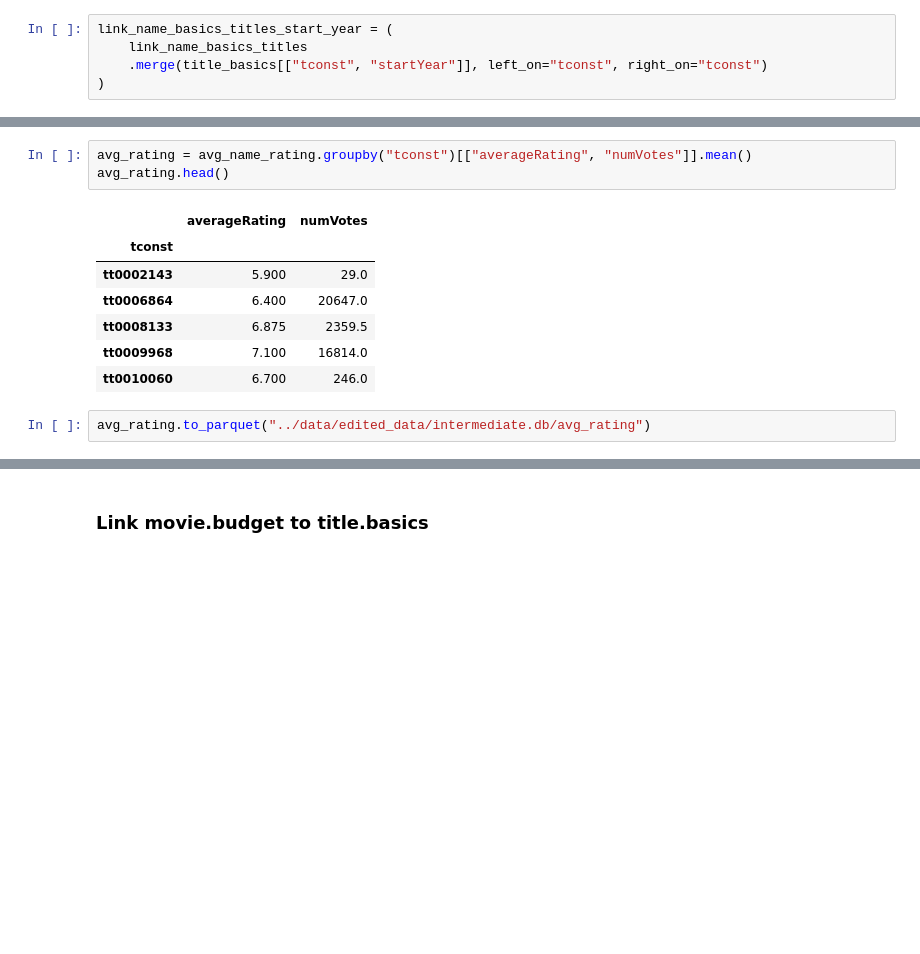
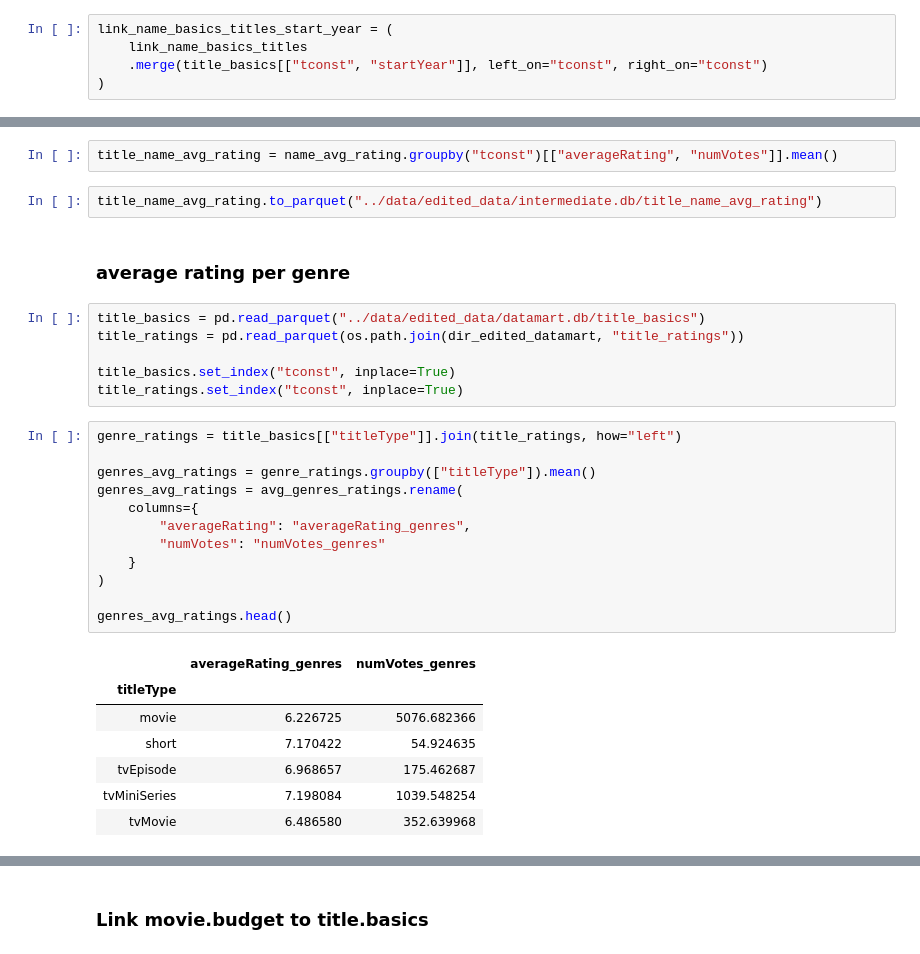
Before and after one commit to michaeltouze/datasciencest-movie, a Jupyter notebook: src/Features.ipynb, the cells around one changed output, grey strips where cells are left out. Saved outputs shown, nothing was run; the diff lists cells and outputs as text; blank space fills up the shorter version.

```diff
--- a/src/Features.ipynb
+++ b/src/Features.ipynb
@@ -77,15 +40,34 @@ avg_name_rating.head()
 |  | nm8165332 | 6.90 | 2305.0 |
 | tt0009968 | nm0834569 | 7.10 | 16814.0 |
 # %%
-avg_rating = avg_name_rating.groupby("tconst")[["averageRating", "numVotes"]].mean()
-avg_rating.head()
+title_name_avg_rating = name_avg_rating.groupby("tconst")[["averageRating", "numVotes"]].mean()
-# %% [output]
-|  | averageRating | numVotes |
-| tconst |  |  |
-| tt0002143 | 5.900 | 29.0 |
-| tt0006864 | 6.400 | 20647.0 |
-| tt0008133 | 6.875 | 2359.5 |
-| tt0009968 | 7.100 | 16814.0 |
-| tt0010060 | 6.700 | 246.0 |
 # %%
-avg_rating.to_parquet("../data/edited_data/intermediate.db/avg_rating")
+title_name_avg_rating.to_parquet("../data/edited_data/intermediate.db/title_name_avg_rating")
+# %% [markdown]
+### average rating per genre
+# %%
+title_basics = pd.read_parquet("../data/edited_data/datamart.db/title_basics")
+title_ratings = pd.read_parquet(os.path.join(dir_edited_datamart, "title_ratings"))
+
+title_basics.set_index("tconst", inplace=True)
+title_ratings.set_index("tconst", inplace=True)
+# %%
+genre_ratings = title_basics[["titleType"]].join(title_ratings, how="left")
+
+genres_avg_ratings = genre_ratings.groupby(["titleType"]).mean()
+genres_avg_ratings = avg_genres_ratings.rename(
+    columns={
+        "averageRating": "averageRating_genres",
+        "numVotes": "numVotes_genres"
+    }
+)
+
+genres_avg_ratings.head()
+# %% [output]
+|  | averageRating_genres | numVotes_genres |
+| titleType |  |  |
+| movie | 6.226725 | 5076.682366 |
+| short | 7.170422 | 54.924635 |
+| tvEpisode | 6.968657 | 175.462687 |
+| tvMiniSeries | 7.198084 | 1039.548254 |
+| tvMovie | 6.486580 | 352.639968 |
```
Also changed, not shown: parts of 17 cells of this notebook, 2 other files.
